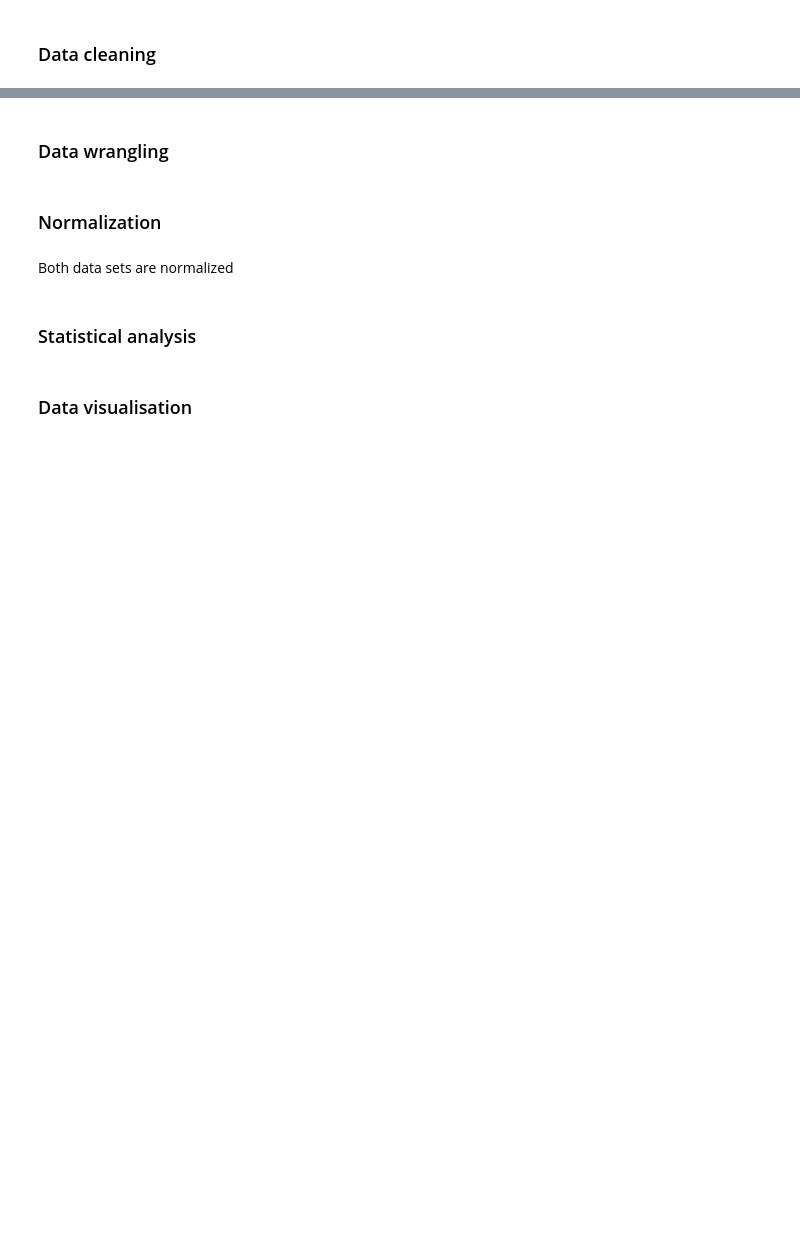
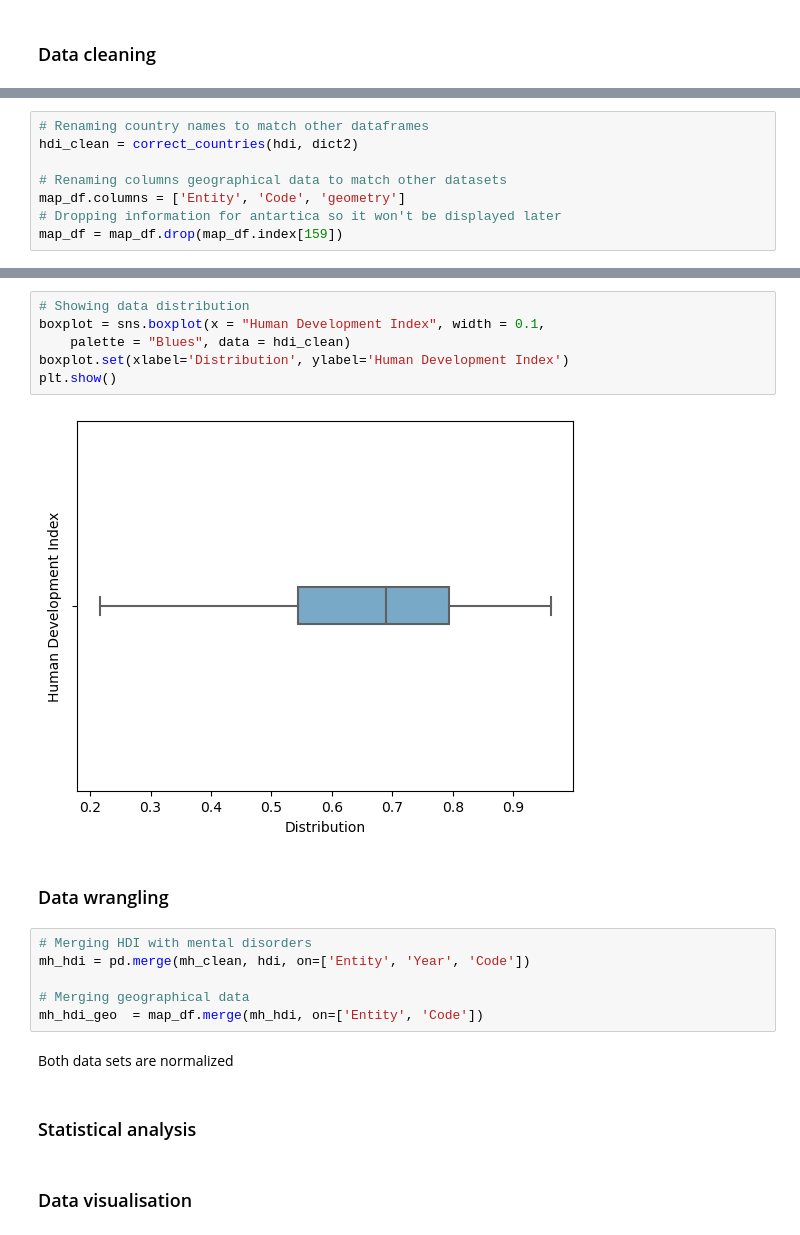
Before and after one commit to anoekkooijmans/Programming-final, a Jupyter notebook: Final_assignment.ipynb, the cells around one changed output, grey strips where cells are left out. Saved outputs shown, nothing was run; the diff lists cells and outputs as text; blank space fills up the shorter version.

```diff
--- a/Final_assignment.ipynb
+++ b/Final_assignment.ipynb
@@ -158,0 +239,8 @@ def reformat_mh():
+# %%
+# Renaming country names to match other dataframes
+hdi_clean = correct_countries(hdi, dict2)
+
+# Renaming columns geographical data to match other datasets
+map_df.columns = ['Entity', 'Code', 'geometry']
+# Dropping information for antartica so it won't be displayed later
+map_df = map_df.drop(map_df.index[159])
@@ -176,7 +257,19 @@ mh_clean
+# %%
+# Showing data distribution
+boxplot = sns.boxplot(x = "Human Development Index", width = 0.1,
+    palette = "Blues", data = hdi_clean)
+boxplot.set(xlabel='Distribution', ylabel='Human Development Index')
+plt.show()
+# %% [output]
+[figure, added]
 # %% [markdown]
 ### Data wrangling
-# %% [markdown]
-### Normalization
+# %%
+# Merging HDI with mental disorders
+mh_hdi = pd.merge(mh_clean, hdi, on=['Entity', 'Year', 'Code'])
+
+# Merging geographical data
+mh_hdi_geo  = map_df.merge(mh_hdi, on=['Entity', 'Code'])
 # %% [markdown]
 Both data sets are normalized
 # %% [markdown]
```
Also changed, not shown: parts of 22 cells of this notebook, 1 other file.
